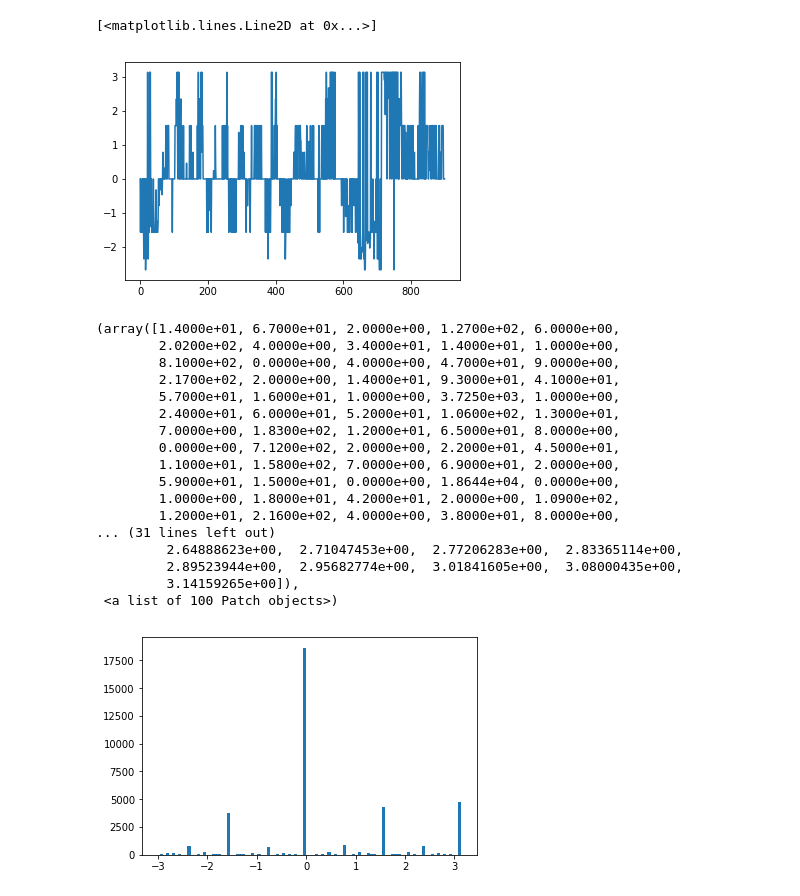
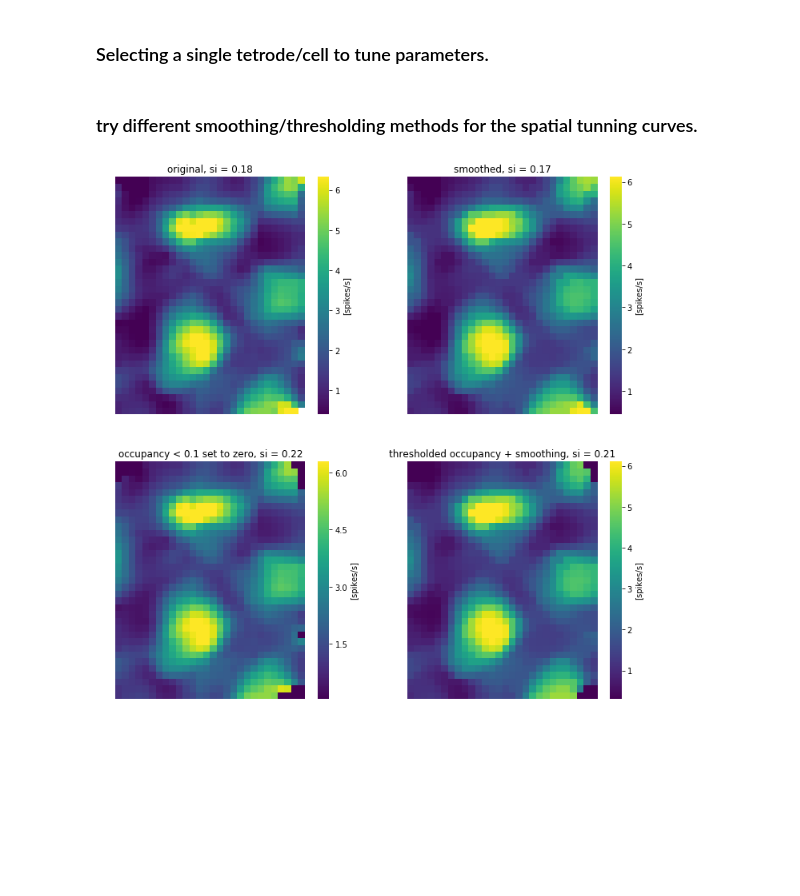
Before and after one commit to alexgonzl/TreeMazeAnalyses, a Jupyter notebook: Notebooks/OpenFieldTuning.ipynb, the cells around one changed output. Saved outputs shown, nothing was run; the diff lists cells and outputs as text; code cells hidden in the pictures; blank space fills up the shorter version.

```diff
--- a/Notebooks/OpenFieldTuning.ipynb
+++ b/Notebooks/OpenFieldTuning.ipynb
@@ -246,29 +158,2 @@ a2.text(0, len(yedges)+2, 'max FR=%0.2f [sp/s]'%(vmax))
-# %%
-dx=np.diff(x2)
-dy=np.diff(y2)
-th=atan2v(dy,dx)
-plt.plot(th[np.arange(100,1000)])
-# %% [output]
-[<matplotlib.lines.Line2D at 0x...>]
-[figure, removed]
-# %%
-plt.hist(th,100)
-# %% [output]
-(array([1.4000e+01, 6.7000e+01, 2.0000e+00, 1.2700e+02, 6.0000e+00,
-        2.0200e+02, 4.0000e+00, 3.4000e+01, 1.4000e+01, 1.0000e+00,
-        8.1000e+02, 0.0000e+00, 4.0000e+00, 4.7000e+01, 9.0000e+00,
-        2.1700e+02, 2.0000e+00, 1.4000e+01, 9.3000e+01, 4.1000e+01,
-        5.7000e+01, 1.6000e+01, 1.0000e+00, 3.7250e+03, 1.0000e+00,
-        2.4000e+01, 6.0000e+01, 5.2000e+01, 1.0600e+02, 1.3000e+01,
-        7.0000e+00, 1.8300e+02, 1.2000e+01, 6.5000e+01, 8.0000e+00,
-        0.0000e+00, 7.1200e+02, 2.0000e+00, 2.2000e+01, 4.5000e+01,
-        1.1000e+01, 1.5800e+02, 7.0000e+00, 6.9000e+01, 2.0000e+00,
-        5.9000e+01, 1.5000e+01, 0.0000e+00, 1.8644e+04, 0.0000e+00,
-        1.0000e+00, 1.8000e+01, 4.2000e+01, 2.0000e+00, 1.0900e+02,
-        1.2000e+01, 2.1600e+02, 4.0000e+00, 3.8000e+01, 8.0000e+00,
-... (31 lines left out)
-         2.64888623e+00,  2.71047453e+00,  2.77206283e+00,  2.83365114e+00,
-         2.89523944e+00,  2.95682774e+00,  3.01841605e+00,  3.08000435e+00,
-         3.14159265e+00]),
- <a list of 100 Patch objects>)
-[figure, removed]
+# %% [markdown]
+### Selecting a single tetrode/cell to tune parameters.
@@ -274,0 +177,40 @@ plt.hist(th,100)
+# %%
+def spatial_information(occupancy_prob, fr_map):
+    meanFR = np.nanmean(fr_map)
+    InfoMat = fr_map*occupancy_prob*np.log2(fr_map/meanFR)
+    return 1/meanFR*np.nansum(InfoMat)
+# %% [markdown]
+### try different smoothing/thresholding methods for the spatial tunning curves.
+# %%
+f,((a1,a2),(a3,a4))=plt.subplots(2,2, figsize=(12,12))
+
+medSmooth = 3
+sns.heatmap(spike_spatial_map,ax=a1,cmap='viridis',square=T, cbar_kws={'label': '[spikes/s]'},robust=True)
+si = spatial_information(occupancy_prob,spike_spatial_map)
+a1.set_title('original, si = {:.2f}'.format(si))
+a1.invert_yaxis()
+a1.set_axis_off()
+
+spike_spatial_map2=ndimage.filters.median_filter(spike_spatial_map,medSmooth)
+sns.heatmap(spike_spatial_map2,ax=a2,cmap='viridis',square=T, cbar_kws={'label': '[spikes/s]'},robust=True)
+si = spatial_information(occupancy_prob,spike_spatial_map2)
+a2.set_title('smoothed, si = {:.2f}'.format(si))
+a2.invert_yaxis()
+a2.set_axis_off()
+
+spike_spatial_map3 = np.array(spike_spatial_map)
+spike_spatial_map3[~occupancy_mask]=0
+sns.heatmap(spike_spatial_map3,ax=a3,cmap='viridis',square=T, cbar_kws={'label': '[spikes/s]'},robust=True)
+si = spatial_information(occupancy_prob,spike_spatial_map3)
+a3.set_title('occupancy < {} set to zero, si = {:.2f}'.format(occupied_thresh,si))
+a3.invert_yaxis()
+a3.set_axis_off()
+
+spike_spatial_map4=ndimage.filters.median_filter(spike_spatial_map3,medSmooth)
+sns.heatmap(spike_spatial_map4,ax=a4,cmap='viridis',square=T, cbar_kws={'label': '[spikes/s]'},robust=True)
+si = spatial_information(occupancy_prob,spike_spatial_map4)
+a4.set_title('thresholded occupancy + smoothing, si = {:.2f}'.format(si))
+a4.invert_yaxis()
+a4.set_axis_off()
+# %% [output]
+[figure, added]
```
Also changed, not shown: parts of 32 cells of this notebook, 2 other files.
